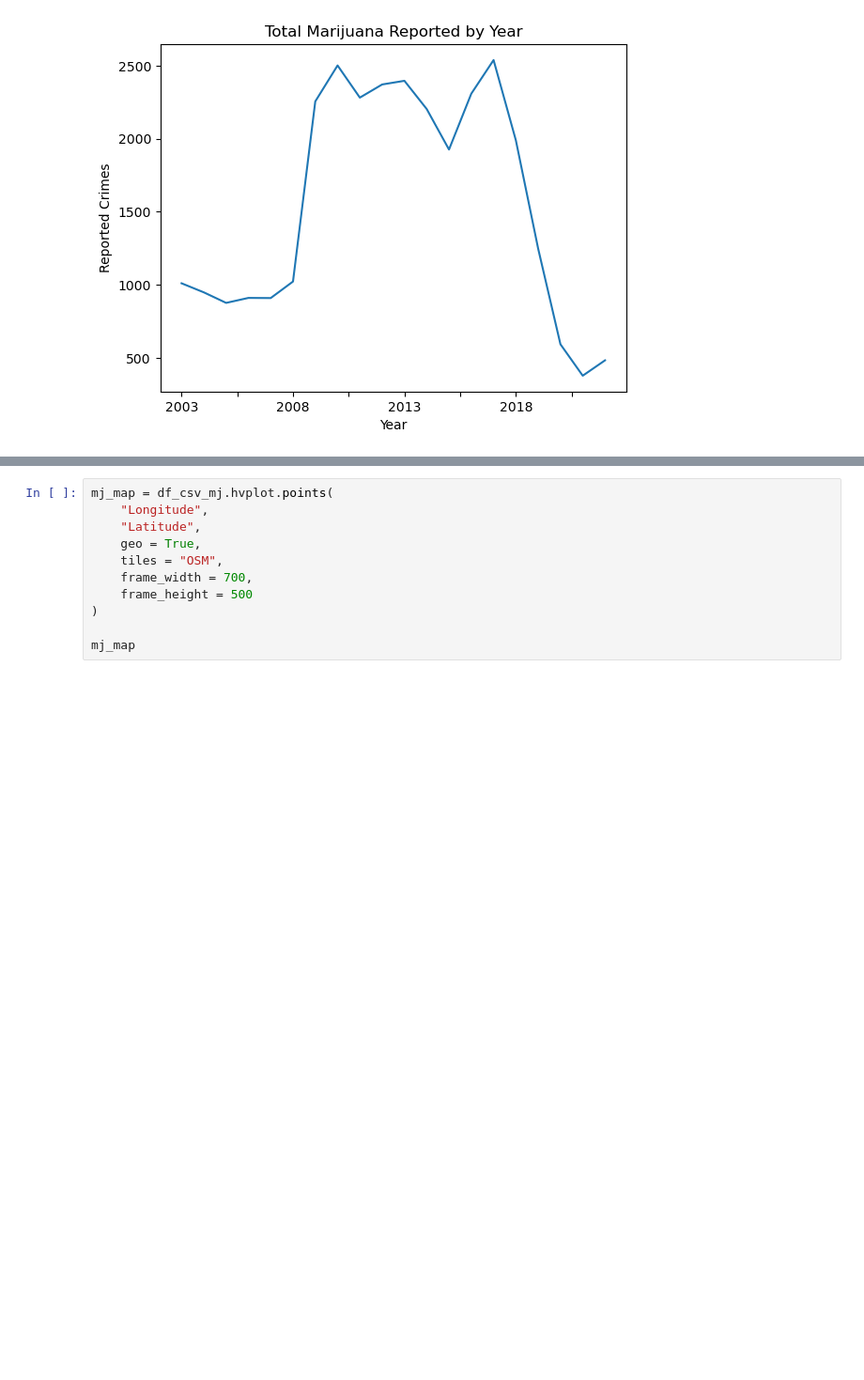
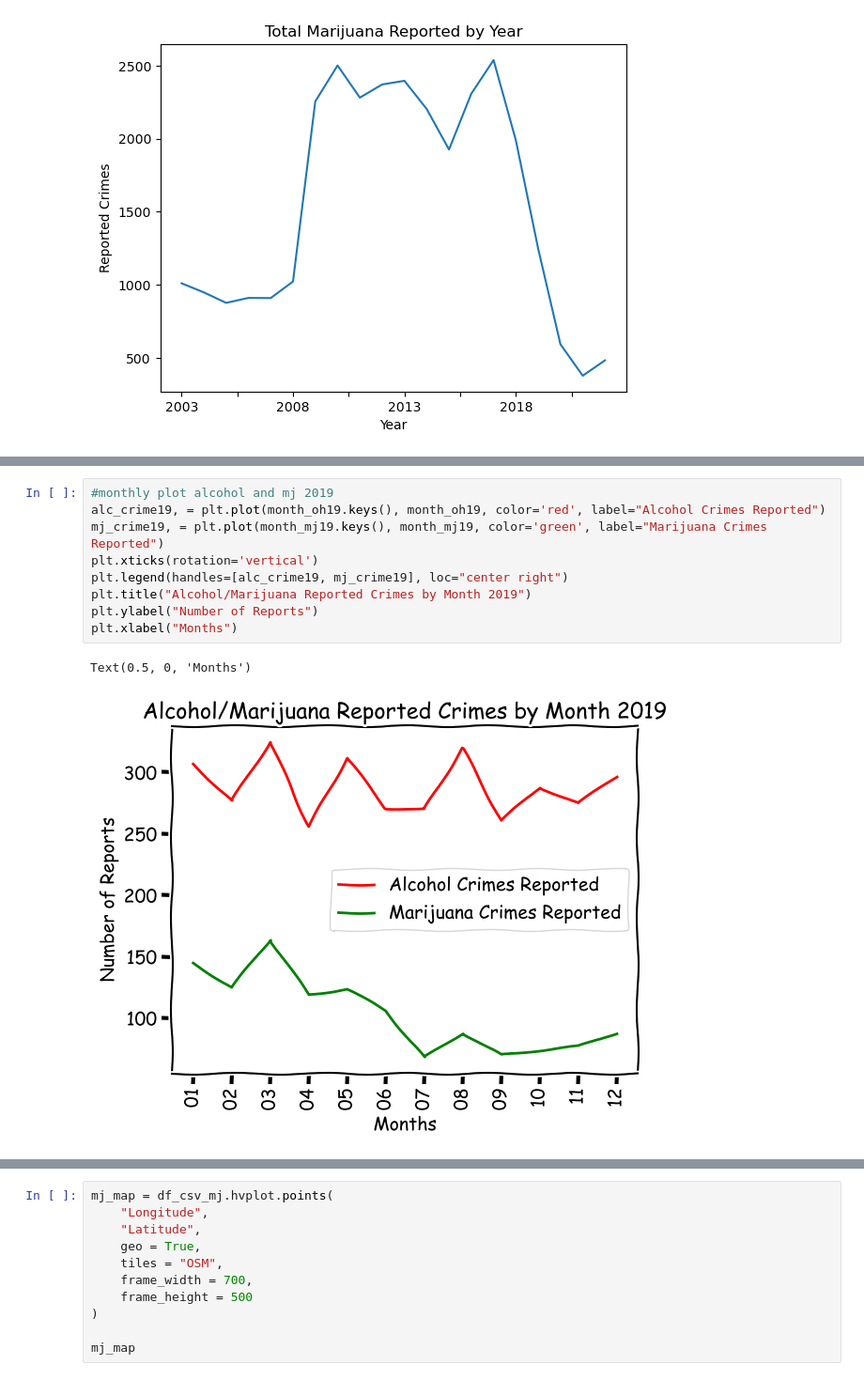
Before and after one commit to robert-z-lehr/Traffic-Crime-Correlations, a Jupyter notebook: main01.ipynb, the cells around one changed output, grey strips where cells are left out. Shown at 94% size. Cells and saved outputs as stored; diff of their text form; blank space fills up the shorter version.

```diff
--- a/main01.ipynb
+++ b/main01.ipynb
@@ -185,0 +271,12 @@ plt.show()
+# %%
+#monthly plot alcohol and mj 2019
+alc_crime19, = plt.plot(month_oh19.keys(), month_oh19, color='red', label="Alcohol Crimes Reported")
+mj_crime19, = plt.plot(month_mj19.keys(), month_mj19, color='green', label="Marijuana Crimes Reported")
+plt.xticks(rotation='vertical')
+plt.legend(handles=[alc_crime19, mj_crime19], loc="center right")
+plt.title("Alcohol/Marijuana Reported Crimes by Month 2019")
+plt.ylabel("Number of Reports")
+plt.xlabel("Months")
+# %% [output]
+Text(0.5, 0, 'Months')
+[figure, added]
```
Also changed, not shown: parts of 14 cells of this notebook, 1 other file.
